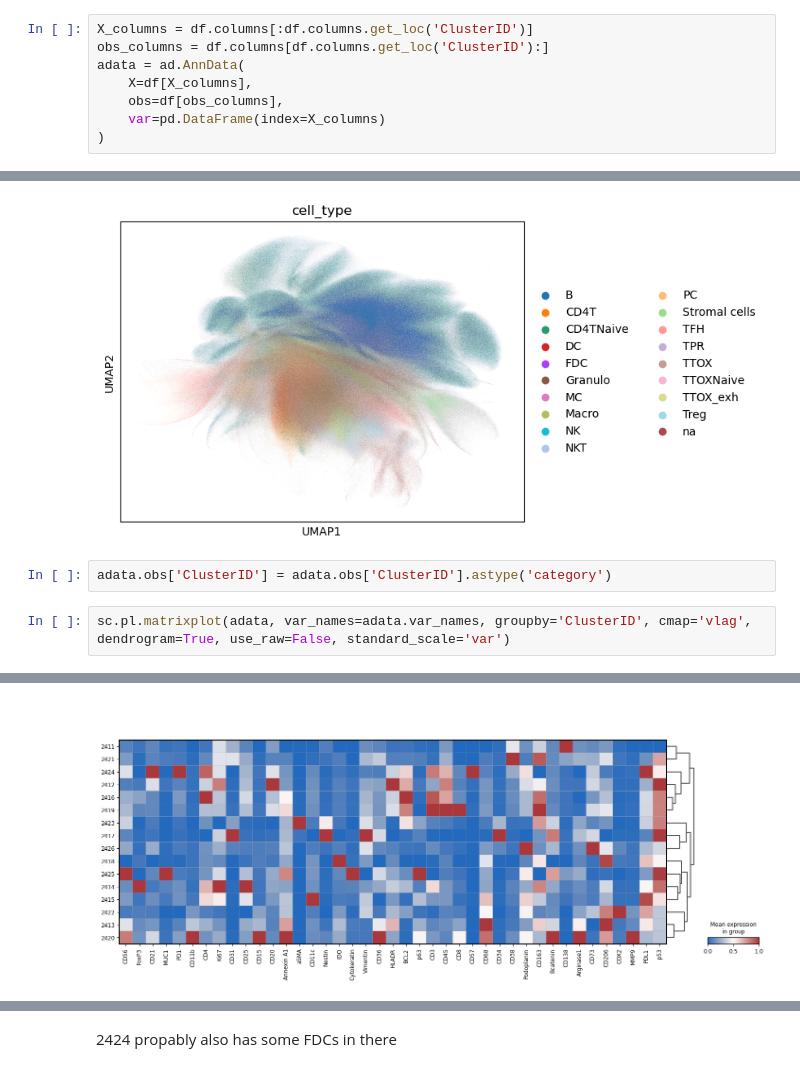
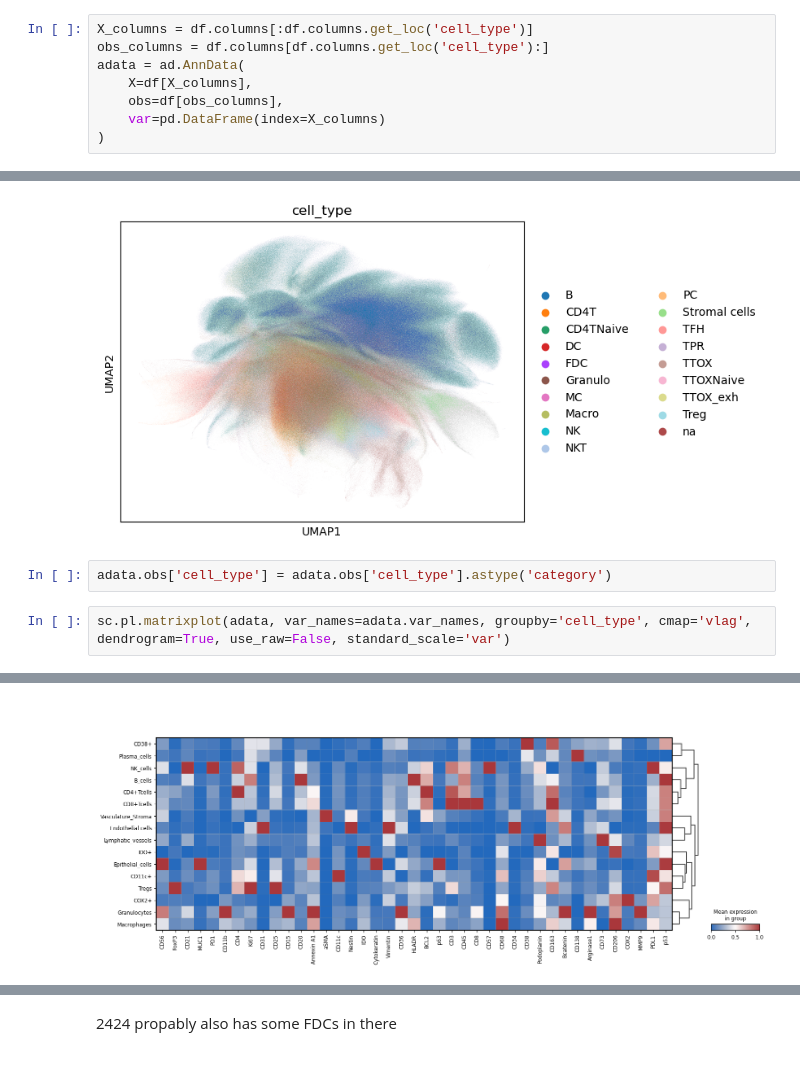
Before and after one commit to SchapiroLabor/spCellEval, a Jupyter notebook: src/preprocessing/process_tonsil_CODEX.ipynb, the cells around one changed output, grey strips where cells are left out. Drawn from its saved outputs; the diff is of its cells as text.

```diff
--- a/src/preprocessing/process_tonsil_CODEX.ipynb
+++ b/src/preprocessing/process_tonsil_CODEX.ipynb
@@ -115,8 +115,8 @@ df
 | 192140 | 20.367470 | 0.536075 | 8.535922 | 0.000845 | 101.946579 | -0.000489 | -0.000953 | -0.001804 | 4.640959 | 404.200531 | ... | ... |
 192141 rows × 42 columns
 # %%
-X_columns = df.columns[:df.columns.get_loc('ClusterID')]
-obs_columns = df.columns[df.columns.get_loc('ClusterID'):]
+X_columns = df.columns[:df.columns.get_loc('cell_type')]
+obs_columns = df.columns[df.columns.get_loc('cell_type'):]
 adata = ad.AnnData(
     X=df[X_columns],
     obs=df[obs_columns],
@@ -140,7 +140,7 @@ sc.pl.umap(adata, color='cell_type')
 # %% [output]
 [figure]
 # %%
-adata.obs['ClusterID'] = adata.obs['ClusterID'].astype('category')
+adata.obs['cell_type'] = adata.obs['cell_type'].astype('category')
 # %%
-sc.pl.matrixplot(adata, var_names=adata.var_names, groupby='ClusterID', cmap='vlag', dendrogram=True, use_raw=False, standard_scale='var')
+sc.pl.matrixplot(adata, var_names=adata.var_names, groupby='cell_type', cmap='vlag', dendrogram=True, use_raw=False, standard_scale='var')
 # %% [output]
@@ -147,4 +148,4 @@ sc.pl.matrixplot(adata, var_names=adata.var_names, groupby='ClusterID', cmap='vl
-[figure, old version]
+[figure, new version]
 # %%
 map_dict = {
     '2411': 'Plasma_cells',
```
Also changed, not shown: parts of 5 cells of this notebook, 5 other files.
